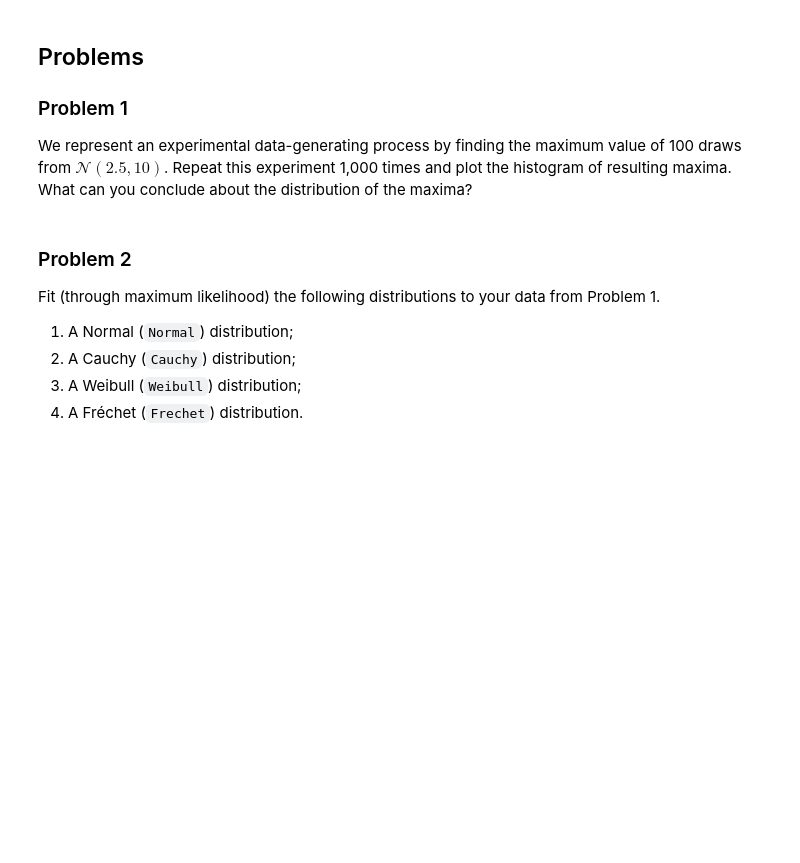
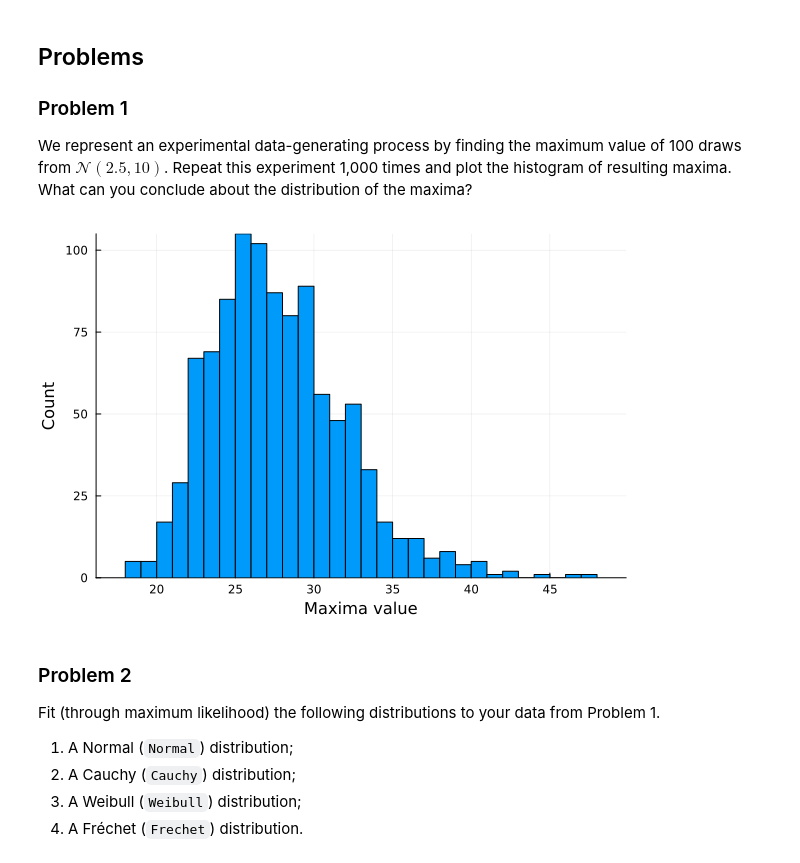
Before and after one commit to anthonynic28/ex_week04_BEE5850, a Jupyter notebook: ex04.ipynb, the cells around one changed output. Saved outputs shown, nothing was run; the diff lists cells and outputs as text; code cells hidden in the pictures; blank space fills up the shorter version.

```diff
--- a/ex04.ipynb
+++ b/ex04.ipynb
@@ -48,6 +52,20 @@ We represent an experimental data-generating process by finding the
 maximum value of 100 draws from $\mathcal{N}(2.5, 10)$. Repeat this
 experiment 1,000 times and plot the histogram of resulting maxima. What
 can you conclude about the distribution of the maxima?
+# %%
+Random.seed!(1)
+maxima_list = Vector{Float64}()
+normal_dist = Normal(2.5, 10) # N(2.5, 10)
+for _ in 1:1000 # repeat 1000 times
+    draws = rand(normal_dist, 100) # 100 draws from noram distribution
+    maxima = maximum(draws)  # find the maximum value
+    push!(maxima_list, maxima) # record maximum value
+end
+# %%
+histogram(maxima_list, legend=:false, bins=50,
+    xlabel="Maxima value", ylabel="Count")
+# %% [output]
+[figure, added]
 # %% [markdown]
 ### Problem 2
 
```
Also changed, not shown: parts of 10 cells of this notebook.
